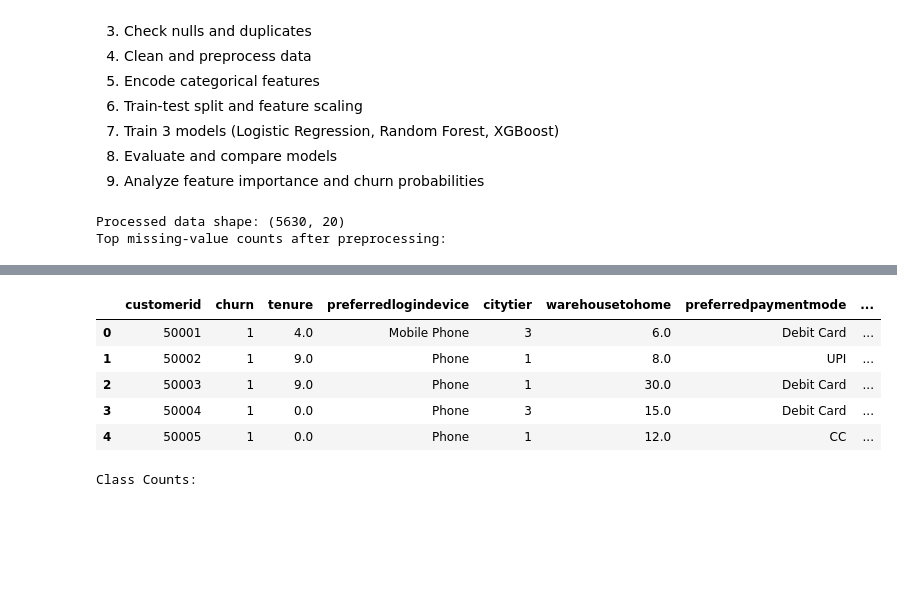
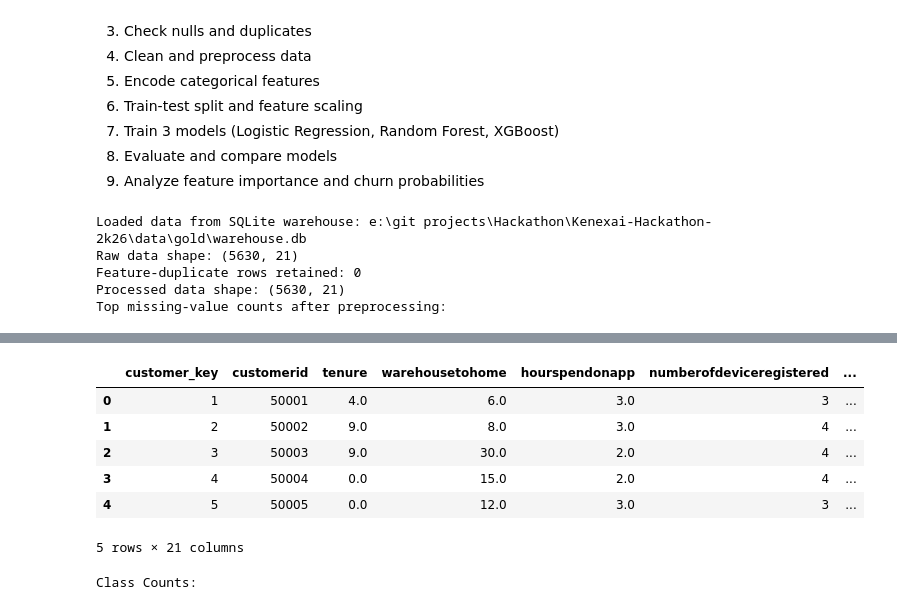
Before and after one commit to Jaychangani2005/Kenexai-Hackathon-2k26, a Jupyter notebook: ml/model.ipynb, the cells around one changed output, grey strips where cells are left out. Saved outputs shown, nothing was run; the diff lists cells and outputs as text; code cells hidden in the pictures; blank space fills up the shorter version.

```diff
--- a/ml/model.ipynb
+++ b/ml/model.ipynb
@@ -79,9 +79,56 @@
 # display(df_processed.head())
 # %%
 from pathlib import Path
+import sqlite3
 import pandas as pd
 
-df = pd.read_csv(r"C:\Users\91940\Desktop\Kenexai raw\data\raw\churn_data_preprocessed.csv")
+# Load modeling data from SQLite warehouse (gold layer).
+db_path_candidates = [
+    Path.cwd() / "data" / "gold" / "warehouse.db",
+    Path.cwd().parent / "data" / "gold" / "warehouse.db",
+]
+db_path = next((p for p in db_path_candidates if p.exists()), None)
+if db_path is None:
+    raise FileNotFoundError("warehouse.db not found under data/gold.")
+
+query = """
+SELECT
+    f.customer_key,
+    dc.CustomerID,
+    f.Tenure,
+    f.WarehouseToHome,
+    f.HourSpendOnApp,
+    f.NumberOfDeviceRegistered,
+    f.SatisfactionScore,
+    f.NumberOfAddress,
+    f.Complain,
+    f.OrderAmountHikeFromlastYear,
+    f.CouponUsed,
+    f.OrderCount,
+    f.DaySinceLastOrder,
+    f.CashbackAmount,
+    dc.Gender,
+    dc.MaritalStatus,
+    dc.CityTier,
+    dd.PreferredLoginDevice,
+    dp.PreferredPaymentMode,
+    doc.PreferedOrderCat,
+    f.Churn
+FROM fact_customer_behavior f
+LEFT JOIN dim_customer dc ON f.customer_key = dc.customer_key
+LEFT JOIN dim_device dd ON f.device_key = dd.device_key
+LEFT JOIN dim_payment dp ON f.payment_key = dp.payment_key
+LEFT JOIN dim_order_category doc ON f.category_key = doc.category_key
+"""
+
+with sqlite3.connect(db_path) as conn:
+    df = pd.read_sql_query(query, conn)
+
+if df.empty:
+    raise ValueError("No rows returned from warehouse query.")
+
+print(f"Loaded data from SQLite warehouse: {db_path}")
+print(f"Raw data shape: {df.shape}")
 
 # -------- Preprocessing --------
 df_processed = df.copy()
@@ -98,8 +145,11 @@ df_processed.columns = (
     .str.strip("_")
 )
 
-# 3) Remove duplicate rows
-df_processed = df_processed.drop_duplicates().reset_index(drop=True)
+# 3) Keep rows even if feature values repeat across customers.
+# In warehouse projection, many different customers can share identical feature vectors.
+duplicate_feature_rows = int(df_processed.duplicated().sum())
+print(f"Feature-duplicate rows retained: {duplicate_feature_rows}")
+df_processed = df_processed.reset_index(drop=True)
 
 # 4) Trim whitespace in text columns
 text_cols = df_processed.select_dtypes(include=["object", "string"]).columns
@@ -125,5 +175,8 @@ display(df_processed.isna().sum().sort_values(ascending=False).head(10))
 
 display(df_processed.head())
 # %% [output]
-Processed data shape: (5630, 20)
+Loaded data from SQLite warehouse: e:\git projects\Hackathon\Kenexai-Hackathon-2k26\data\gold\warehouse.db
+Raw data shape: (5630, 21)
+Feature-duplicate rows retained: 0
+Processed data shape: (5630, 21)
 Top missing-value counts after preprocessing:
@@ -140,10 +193,11 @@ numberofdeviceregistered    0
 dtype: int64
-|  | customerid | churn | tenure | preferredlogindevice | citytier | warehousetohome | preferredpaymentmode | ... |
-| 0 | 50001 | 1 | 4.0 | Mobile Phone | 3 | 6.0 | Debit Card | ... |
-| 1 | 50002 | 1 | 9.0 | Phone | 1 | 8.0 | UPI | ... |
-| 2 | 50003 | 1 | 9.0 | Phone | 1 | 30.0 | Debit Card | ... |
-| 3 | 50004 | 1 | 0.0 | Phone | 3 | 15.0 | Debit Card | ... |
-| 4 | 50005 | 1 | 0.0 | Phone | 1 | 12.0 | CC | ... |
+|  | customer_key | customerid | tenure | warehousetohome | hourspendonapp | numberofdeviceregistered | ... |
+| 0 | 1 | 50001 | 4.0 | 6.0 | 3.0 | 3 | ... |
+| 1 | 2 | 50002 | 9.0 | 8.0 | 3.0 | 4 | ... |
+| 2 | 3 | 50003 | 9.0 | 30.0 | 2.0 | 4 | ... |
+| 3 | 4 | 50004 | 0.0 | 15.0 | 2.0 | 4 | ... |
+| 4 | 5 | 50005 | 0.0 | 12.0 | 3.0 | 3 | ... |
+5 rows × 21 columns
 # %%
 # Class balance check on processed target
 if "df_processed" not in globals():
```
Also changed, not shown: parts of 12 cells of this notebook, 3 other files.
